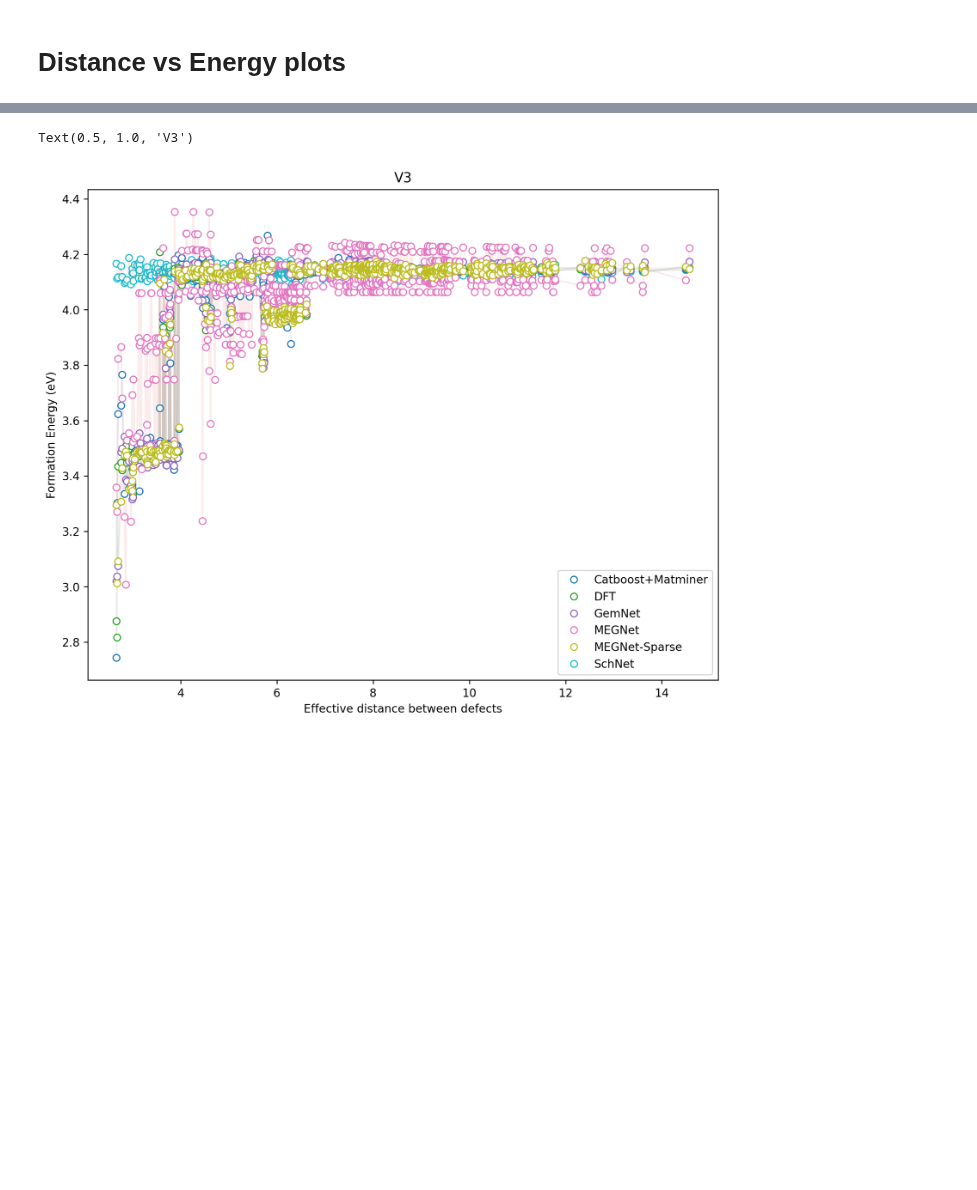
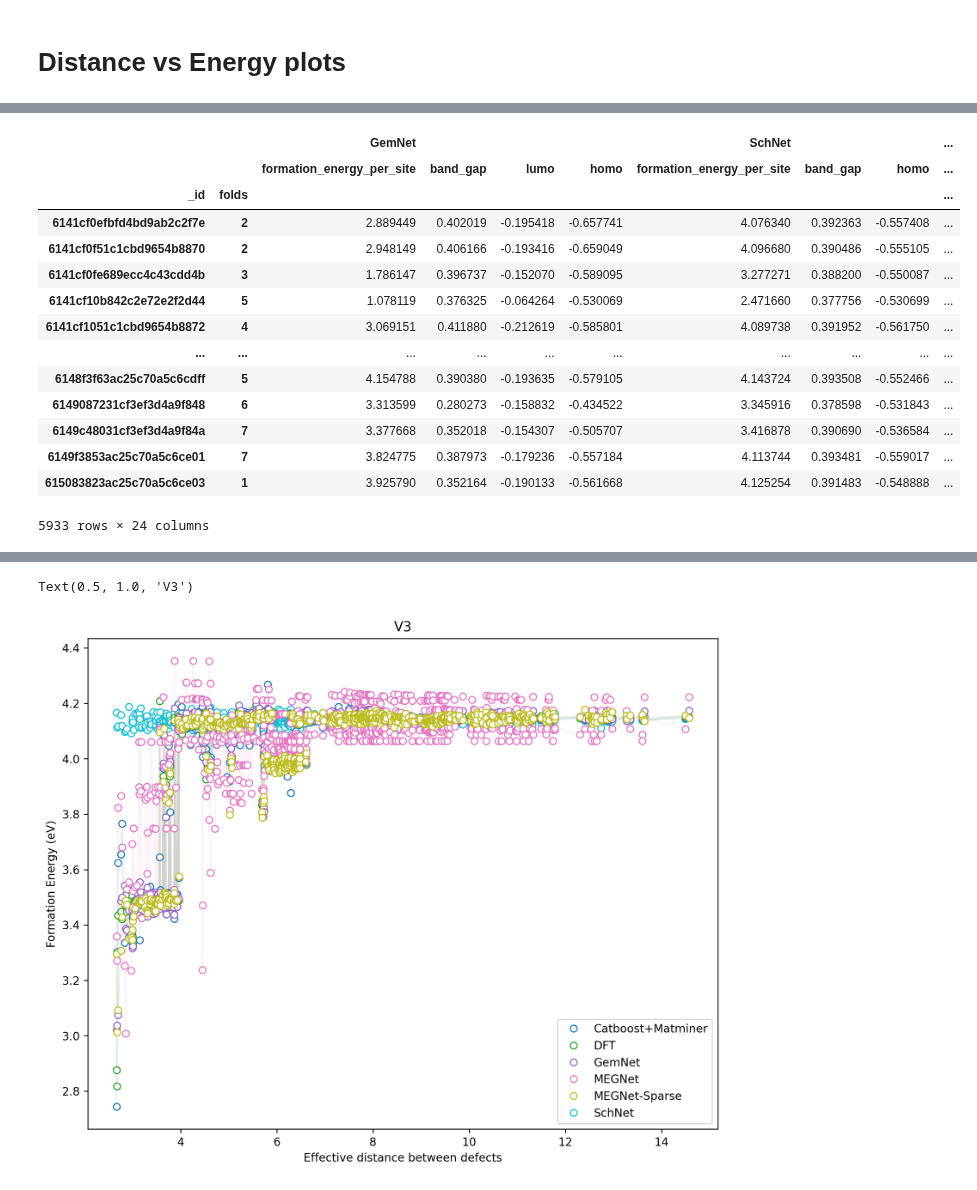
Before and after one commit to HSE-LAMBDA/ai4material_design, a Jupyter notebook: notebooks/defects_distances.ipynb, the cells around one changed output, grey strips where cells are left out. Cells and saved outputs as stored; diff of their text form; code cells hidden in the pictures; blank space fills up the shorter version.

```diff
--- a/notebooks/defects_distances.ipynb
+++ b/notebooks/defects_distances.ipynb
@@ -68,6 +91,24 @@ predictions = pd.concat([predictions, targets], axis=1)
 predictions.index = pd.MultiIndex.from_arrays([predictions.index, predictions.folds])
 # drop folds column
 predictions = predictions.drop('folds', level=0, axis=1)
+# %%
+predictions
+# %% [output]
+|  |  | GemNet |  |  |  | SchNet |  |  | ... |
+|  |  | formation_energy_per_site | band_gap | lumo | homo | formation_energy_per_site | band_gap | homo | ... |
+| _id | folds |  |  |  |  |  |  |  | ... |
+| 6141cf0efbfd4bd9ab2c2f7e | 2 | 2.889449 | 0.402019 | -0.195418 | -0.657741 | 4.076340 | 0.392363 | -0.557408 | ... |
+| 6141cf0f51c1cbd9654b8870 | 2 | 2.948149 | 0.406166 | -0.193416 | -0.659049 | 4.096680 | 0.390486 | -0.555105 | ... |
+| 6141cf0fe689ecc4c43cdd4b | 3 | 1.786147 | 0.396737 | -0.152070 | -0.589095 | 3.277271 | 0.388200 | -0.550087 | ... |
+| 6141cf10b842c2e72e2f2d44 | 5 | 1.078119 | 0.376325 | -0.064264 | -0.530069 | 2.471660 | 0.377756 | -0.530699 | ... |
+| 6141cf1051c1cbd9654b8872 | 4 | 3.069151 | 0.411880 | -0.212619 | -0.585801 | 4.089738 | 0.391952 | -0.561750 | ... |
+| ... | ... | ... | ... | ... | ... | ... | ... | ... | ... |
+| 6148f3f63ac25c70a5c6cdff | 5 | 4.154788 | 0.390380 | -0.193635 | -0.579105 | 4.143724 | 0.393508 | -0.552466 | ... |
+| 6149087231cf3ef3d4a9f848 | 6 | 3.313599 | 0.280273 | -0.158832 | -0.434522 | 3.345916 | 0.378598 | -0.531843 | ... |
+| 6149c48031cf3ef3d4a9f84a | 7 | 3.377668 | 0.352018 | -0.154307 | -0.505707 | 3.416878 | 0.390690 | -0.536584 | ... |
+| 6149f3853ac25c70a5c6ce01 | 7 | 3.824775 | 0.387973 | -0.179236 | -0.557184 | 4.113744 | 0.393481 | -0.559017 | ... |
+| 615083823ac25c70a5c6ce03 | 1 | 3.925790 | 0.352164 | -0.190133 | -0.561668 | 4.125254 | 0.391483 | -0.548888 | ... |
+5933 rows × 24 columns
 # %%
 def defect2_distance(structures):
     d1, d2 = structures
```
Also changed, not shown: parts of 8 cells of this notebook.
